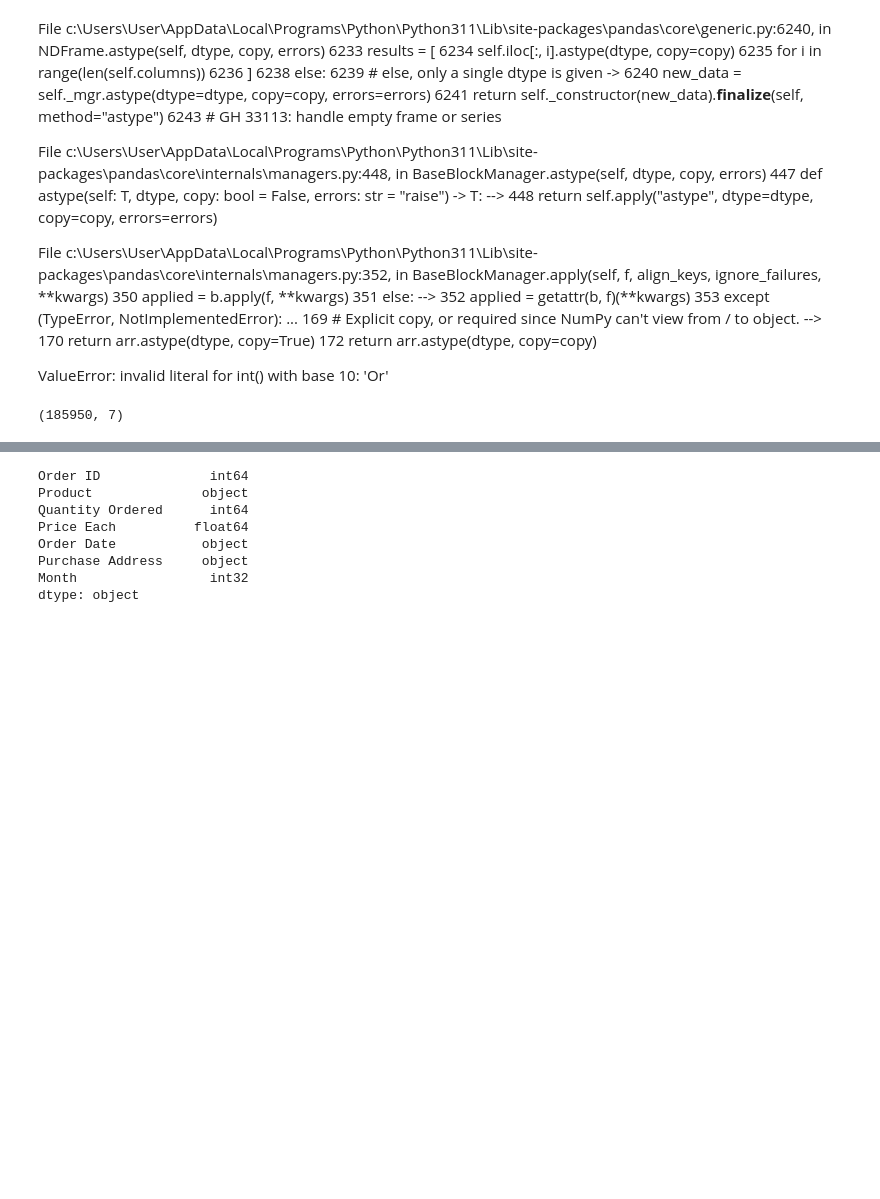
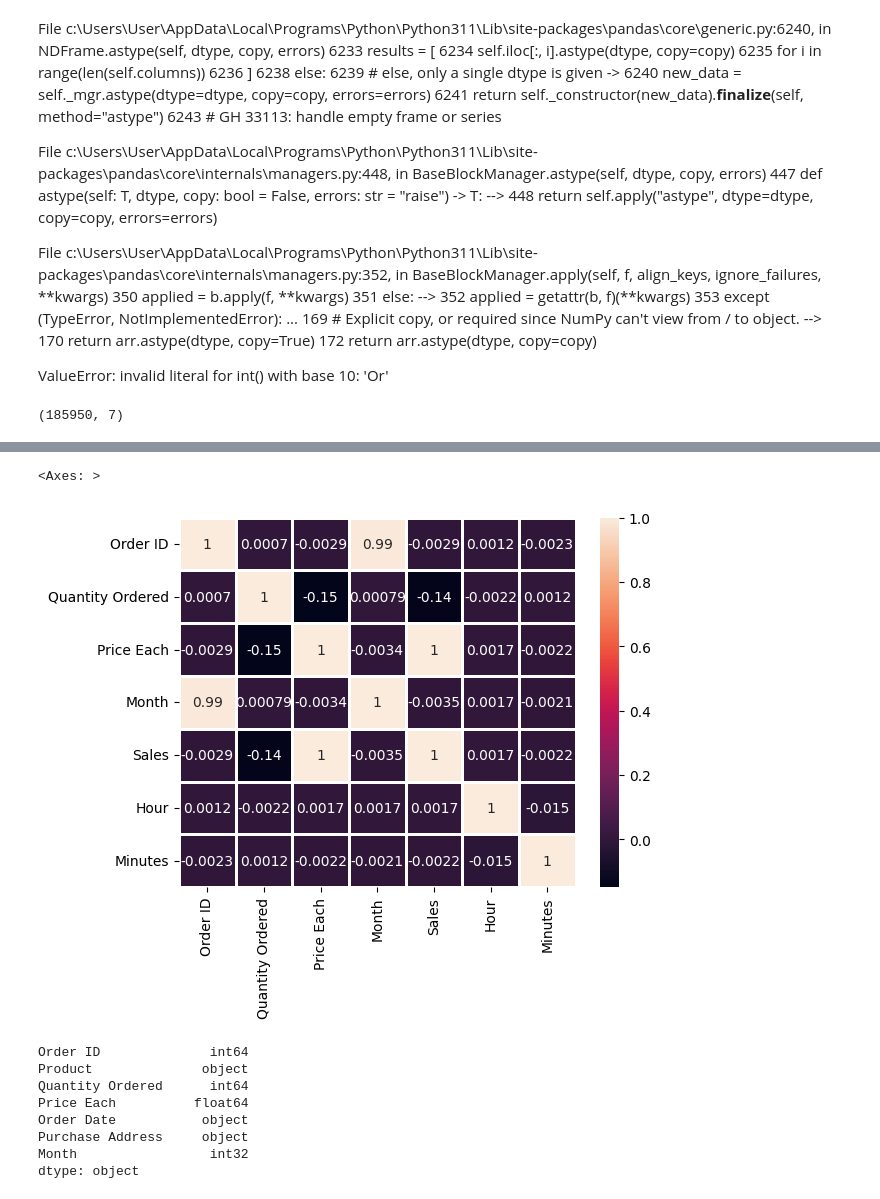
Before and after one commit to Dhananjay-Biyani/Sales-data-analysis, a Jupyter notebook: code.ipynb, the cells around one changed output, grey strips where cells are left out. Drawn from its saved outputs; the diff is of its cells as text; code cells hidden in the pictures; blank space fills up the shorter version.

```diff
--- a/code.ipynb
+++ b/code.ipynb
@@ -207,6 +207,11 @@ all_data.head(10)
 # %%
 converted_data = ['Order ID','Quantity Ordered','Price Each']
 all_data[converted_data] = all_data[converted_data].apply(pd.to_numeric)
+# %%
+sns.heatmap(all_data.corr(),linewidth=2,linecolor='white',annot=True)
+# %% [output]
+<Axes: >
+[figure, added]
 # %%
 all_data.dtypes
 # %% [output]
```
Also changed, not shown: parts of 8 cells of this notebook, 1 other file.
